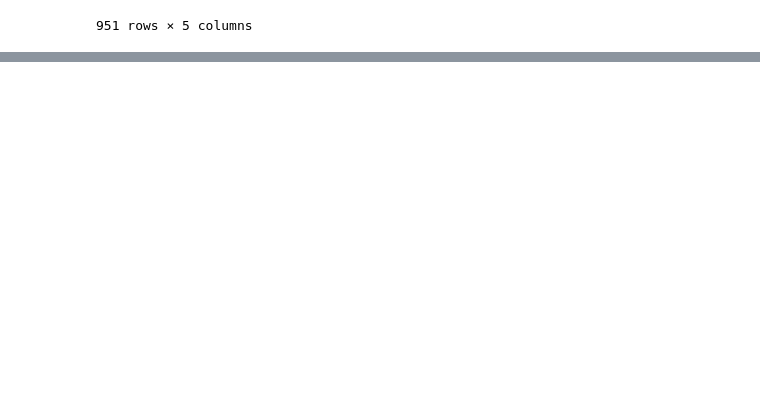
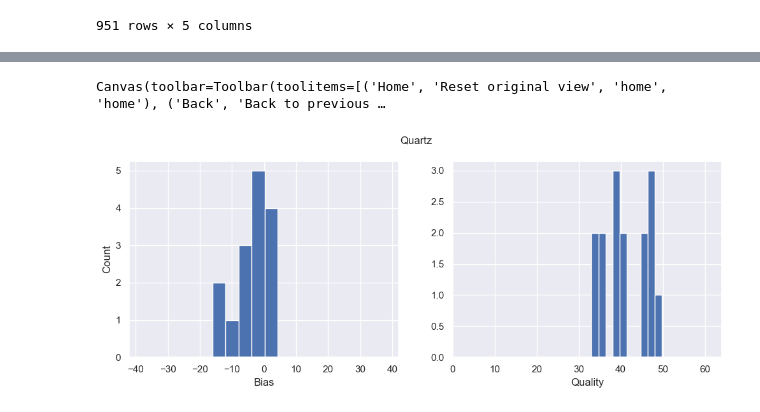
Before and after one commit to WarmCyan/news-bias-research, a Jupyter notebook: notebooks/13_ArticleLevel.ipynb, the cells around one changed output, grey strips where cells are left out. Cells and saved outputs as stored; diff of their text form; code cells hidden in the pictures; blank space fills up the shorter version.

```diff
--- a/notebooks/13_ArticleLevel.ipynb
+++ b/notebooks/13_ArticleLevel.ipynb
@@ -192,0 +247,26 @@ center_df
+# %%
+def source_hist(source):
+    fig, axs = plt.subplots(1, 2, figsize=(12, 4))
+
+    df_use = df[df.Source == source]
+
+    x0 = df_use.Bias
+    x1 = df_use.Quality
+
+    axs[0].hist(x0)
+    axs[0].set_xlabel("Bias")
+    axs[0].set_ylabel("Count")
+    axs[0].set_xlim((-42, 42))
+
+    axs[1].hist(x1)
+    axs[1].set_xlabel("Quality")
+    axs[1].set_xlim((0, 64))
+
+    fig.suptitle(source)
+
+    return fig
+# %%
+source_hist("Quartz")
+# %% [output]
+Canvas(toolbar=Toolbar(toolitems=[('Home', 'Reset original view', 'home', 'home'), ('Back', 'Back to previous …
+[figure, added]
```
Also changed, not shown: parts of 8 cells of this notebook, 4 other files.
